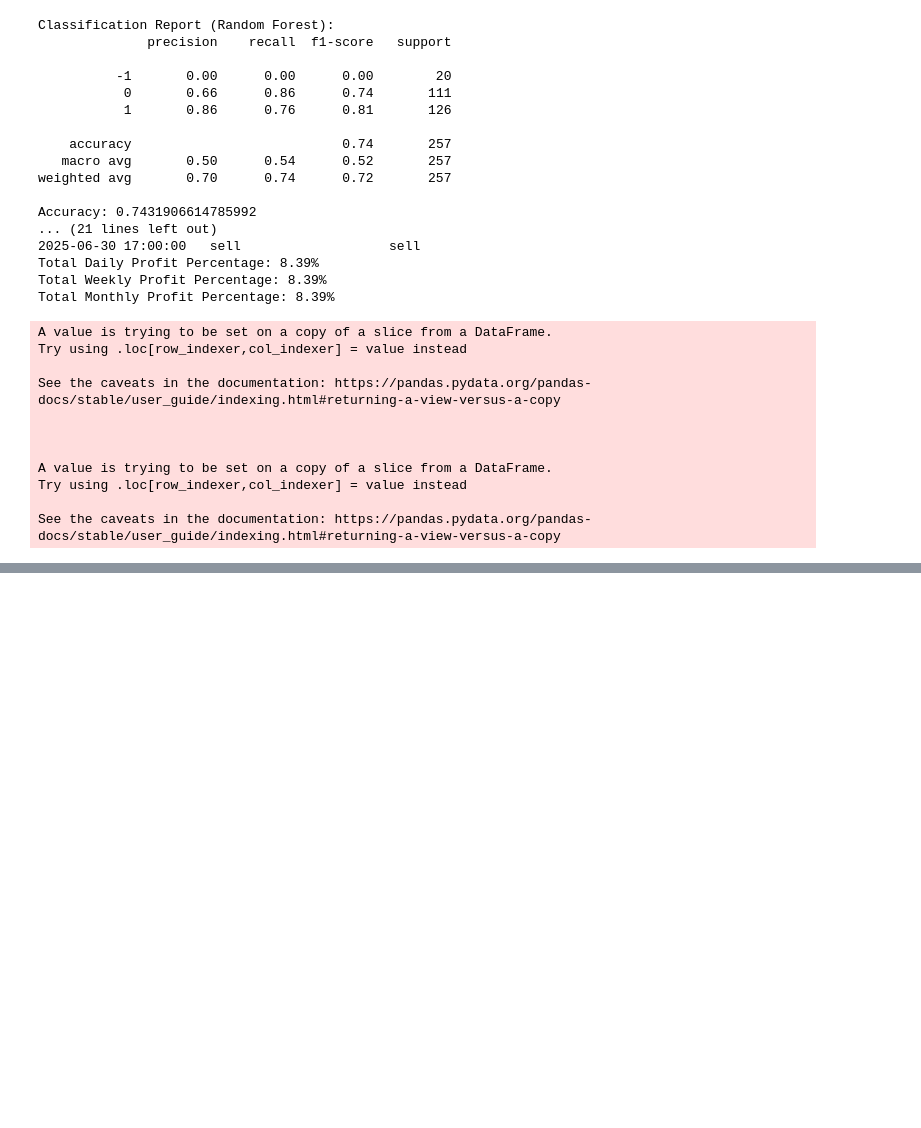
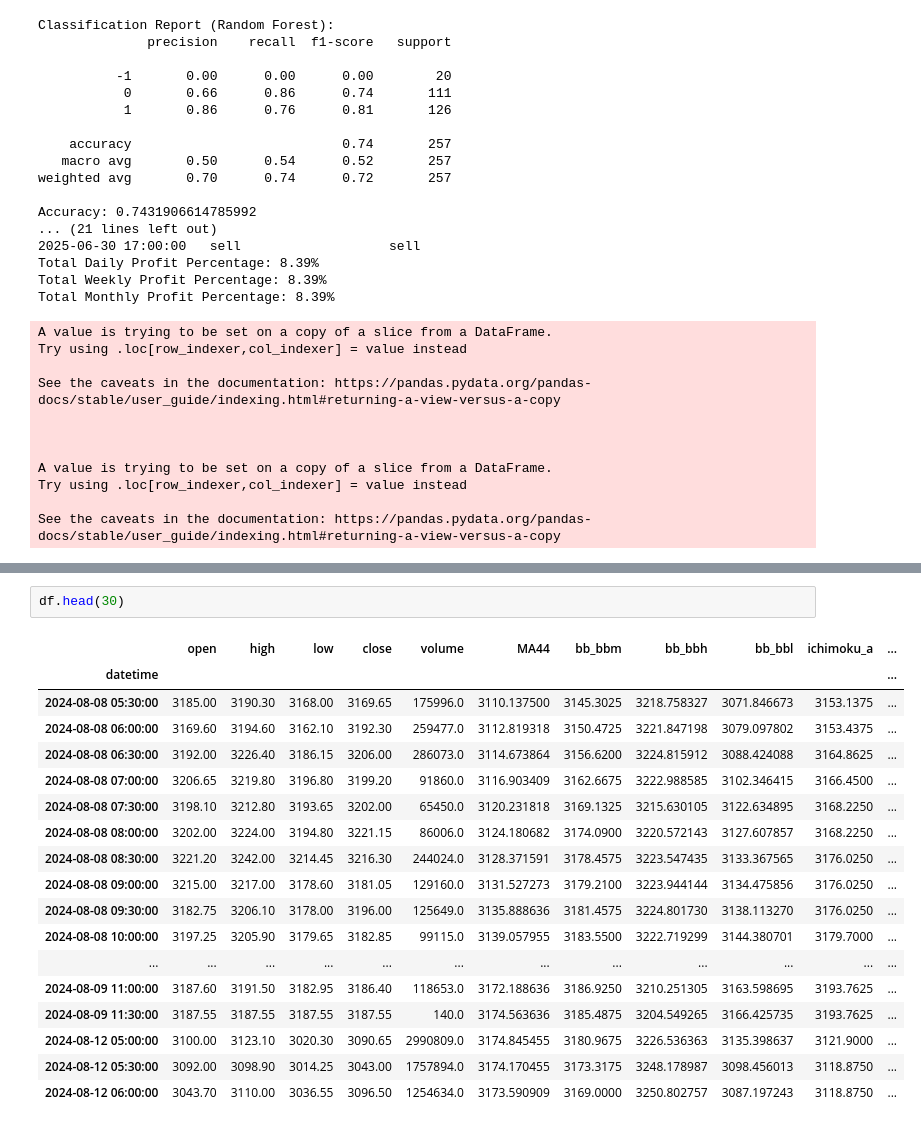
Before and after one commit to ProBob-code/Trading_bot, a Jupyter notebook: trade_test.ipynb, the cells around one changed output, grey strips where cells are left out. Drawn from its saved outputs; the diff is of its cells as text; blank space fills up the shorter version.

```diff
--- a/trade_test.ipynb
+++ b/trade_test.ipynb
@@ -2051,0 +2890,21 @@ See the caveats in the documentation: https://pandas.pydata.org/pandas-docs/stab
+# %%
+df.head(30)
+# %% [output]
+|  | open | high | low | close | volume | MA44 | bb_bbm | bb_bbh | bb_bbl | ichimoku_a | ... |
+| datetime |  |  |  |  |  |  |  |  |  |  | ... |
+| 2024-08-08 05:30:00 | 3185.00 | 3190.30 | 3168.00 | 3169.65 | 175996.0 | 3110.137500 | 3145.3025 | 3218.758327 | 3071.846673 | 3153.1375 | ... |
+| 2024-08-08 06:00:00 | 3169.60 | 3194.60 | 3162.10 | 3192.30 | 259477.0 | 3112.819318 | 3150.4725 | 3221.847198 | 3079.097802 | 3153.4375 | ... |
+| 2024-08-08 06:30:00 | 3192.00 | 3226.40 | 3186.15 | 3206.00 | 286073.0 | 3114.673864 | 3156.6200 | 3224.815912 | 3088.424088 | 3164.8625 | ... |
+| 2024-08-08 07:00:00 | 3206.65 | 3219.80 | 3196.80 | 3199.20 | 91860.0 | 3116.903409 | 3162.6675 | 3222.988585 | 3102.346415 | 3166.4500 | ... |
+| 2024-08-08 07:30:00 | 3198.10 | 3212.80 | 3193.65 | 3202.00 | 65450.0 | 3120.231818 | 3169.1325 | 3215.630105 | 3122.634895 | 3168.2250 | ... |
+| 2024-08-08 08:00:00 | 3202.00 | 3224.00 | 3194.80 | 3221.15 | 86006.0 | 3124.180682 | 3174.0900 | 3220.572143 | 3127.607857 | 3168.2250 | ... |
+| 2024-08-08 08:30:00 | 3221.20 | 3242.00 | 3214.45 | 3216.30 | 244024.0 | 3128.371591 | 3178.4575 | 3223.547435 | 3133.367565 | 3176.0250 | ... |
+| 2024-08-08 09:00:00 | 3215.00 | 3217.00 | 3178.60 | 3181.05 | 129160.0 | 3131.527273 | 3179.2100 | 3223.944144 | 3134.475856 | 3176.0250 | ... |
+| 2024-08-08 09:30:00 | 3182.75 | 3206.10 | 3178.00 | 3196.00 | 125649.0 | 3135.888636 | 3181.4575 | 3224.801730 | 3138.113270 | 3176.0250 | ... |
+| 2024-08-08 10:00:00 | 3197.25 | 3205.90 | 3179.65 | 3182.85 | 99115.0 | 3139.057955 | 3183.5500 | 3222.719299 | 3144.380701 | 3179.7000 | ... |
+| ... | ... | ... | ... | ... | ... | ... | ... | ... | ... | ... | ... |
+| 2024-08-09 11:00:00 | 3187.60 | 3191.50 | 3182.95 | 3186.40 | 118653.0 | 3172.188636 | 3186.9250 | 3210.251305 | 3163.598695 | 3193.7625 | ... |
+| 2024-08-09 11:30:00 | 3187.55 | 3187.55 | 3187.55 | 3187.55 | 140.0 | 3174.563636 | 3185.4875 | 3204.549265 | 3166.425735 | 3193.7625 | ... |
+| 2024-08-12 05:00:00 | 3100.00 | 3123.10 | 3020.30 | 3090.65 | 2990809.0 | 3174.845455 | 3180.9675 | 3226.536363 | 3135.398637 | 3121.9000 | ... |
+| 2024-08-12 05:30:00 | 3092.00 | 3098.90 | 3014.25 | 3043.00 | 1757894.0 | 3174.170455 | 3173.3175 | 3248.178987 | 3098.456013 | 3118.8750 | ... |
+| 2024-08-12 06:00:00 | 3043.70 | 3110.00 | 3036.55 | 3096.50 | 1254634.0 | 3173.590909 | 3169.0000 | 3250.802757 | 3087.197243 | 3118.8750 | ... |
```
Also changed, not shown: parts of 23 cells of this notebook, 9 other files.
